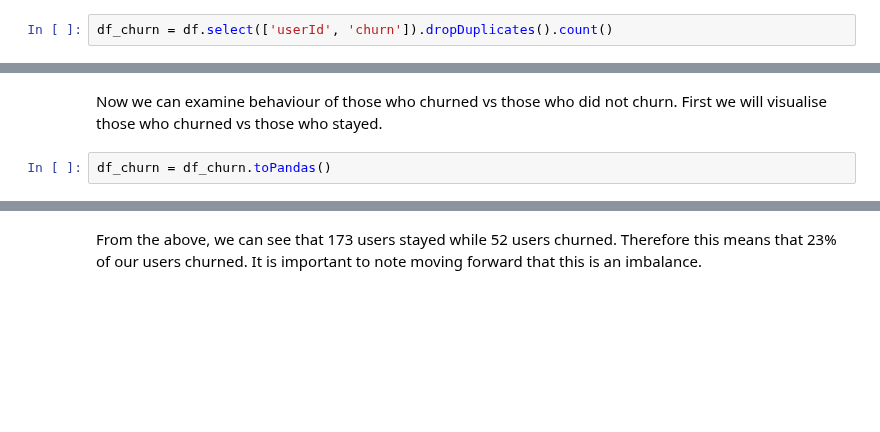
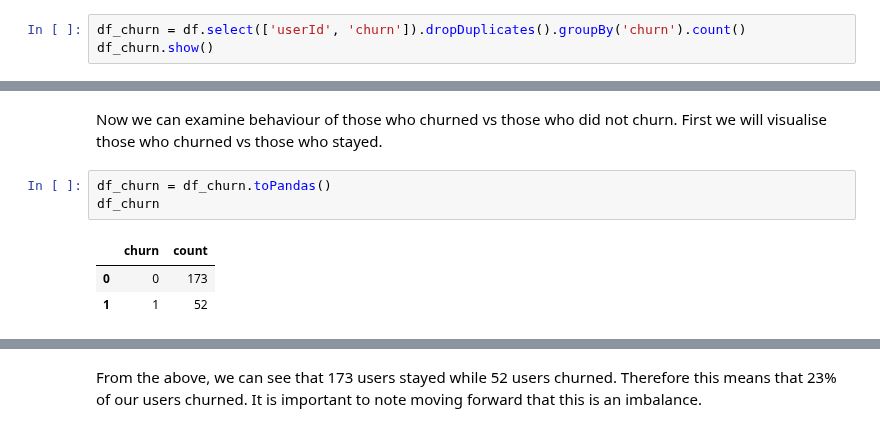
Before and after one commit to Nima-Sayyah/Sparkify, a Jupyter notebook: Sparkify.ipynb, the cells around one changed output, grey strips where cells are left out. Saved outputs shown, nothing was run; the diff lists cells and outputs as text; blank space fills up the shorter version.

```diff
--- a/Sparkify.ipynb
+++ b/Sparkify.ipynb
@@ -374,4 +374,5 @@ df.show()
 +--------------------+---------+---------+------+-------------+--------+---------+-----+--------------------+------+-----------+-------------+---------+--------------------+------+-------------+------ ...
 only showing top 20 rows
 # %%
-df_churn = df.select(['userId', 'churn']).dropDuplicates().count()
+df_churn = df.select(['userId', 'churn']).dropDuplicates().groupBy('churn').count()
+df_churn.show()
@@ -385,6 +390,11 @@ AttributeError: 'int' object has no attribute 'show'
 Now we can examine behaviour of those who churned vs those who did not churn. First we will visualise those who churned vs those who stayed.
 # %%
 df_churn = df_churn.toPandas()
+df_churn
+# %% [output]
+|  | churn | count |
+| 0 | 0 | 173 |
+| 1 | 1 | 52 |
 # %%
 plt.figure(figsize = [8,6])
 ax = sns.barplot(data = df_churn, x = 'churn', y='count')
```
Also changed, not shown: parts of 4 cells of this notebook.
